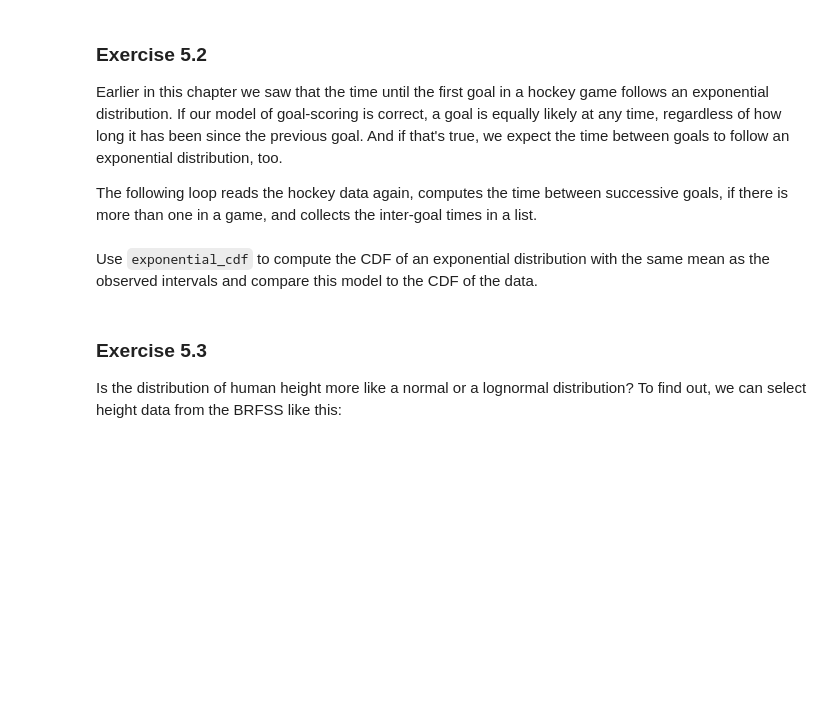
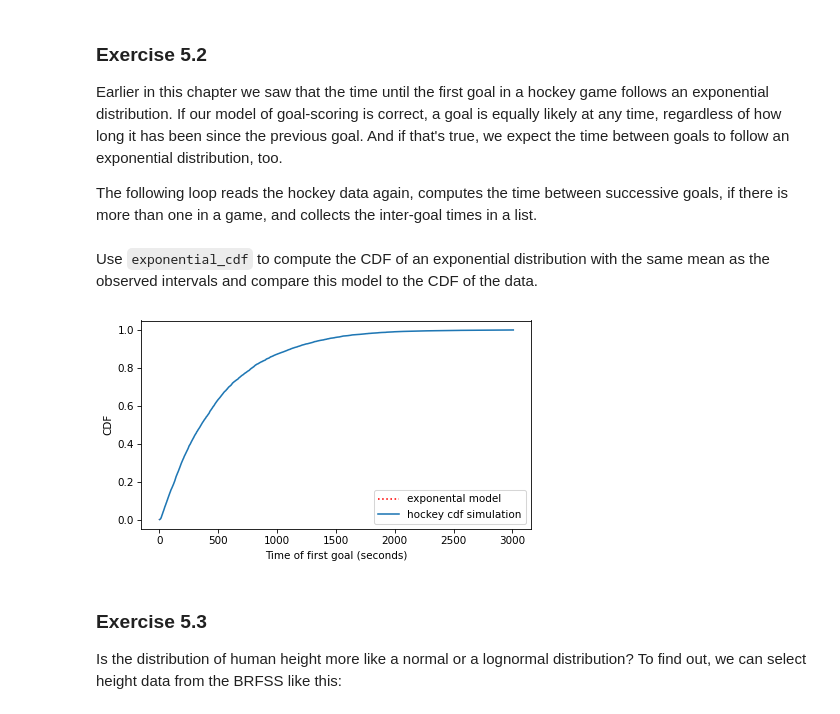
Before and after one commit to JoaoJimenez/Think_stats, a Jupyter notebook: nb/chap05.ipynb, the cells around one changed output. Cells and saved outputs as stored; diff of their text form; code cells hidden in the pictures; blank space fills up the shorter version.

```diff
--- a/nb/chap05.ipynb
+++ b/nb/chap05.ipynb
@@ -835,8 +835,15 @@ for key in keys:
     times = pd.read_hdf(filename, key=key)
     if len(times) > 1:
         intervals.extend(times.diff().dropna())
+# %%
+intervals_array = np.array(intervals)
+# %%
+mean = intervals_array.mean()
+# %%
+lam = 1/mean
 # %% [markdown]
 Use `exponential_cdf` to compute the CDF of an exponential distribution with the same mean as the observed intervals and compare this model to the CDF of the data.
 # %%
-# Solution goes here
+theoretical_first_cdf= exponential_cdf(ps, lam)
+theoretical_cdf = Cdf(theoretical_first_cdf, ps, name = "exponental model")
 # %%
@@ -844,3 +851,7 @@ Use `exponential_cdf` to compute the CDF of an exponential distribution with the
 # %%
-# Solution goes here
+theoretical_cdf.plot(ls = ":", color = "red")
+hockey_cdf_sim.plot()
+decorate(xlabel="Time of first goal (seconds)", ylabel="CDF")
+# %% [output]
+[figure, added]
 # %%
```
Also changed, not shown: parts of 7 cells of this notebook.
